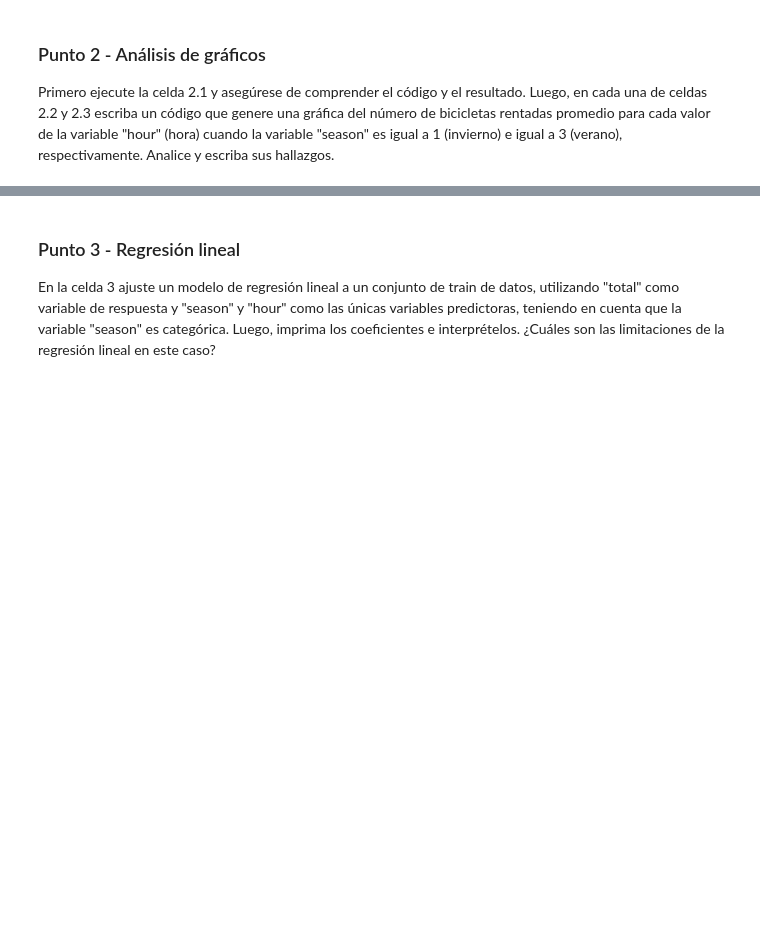
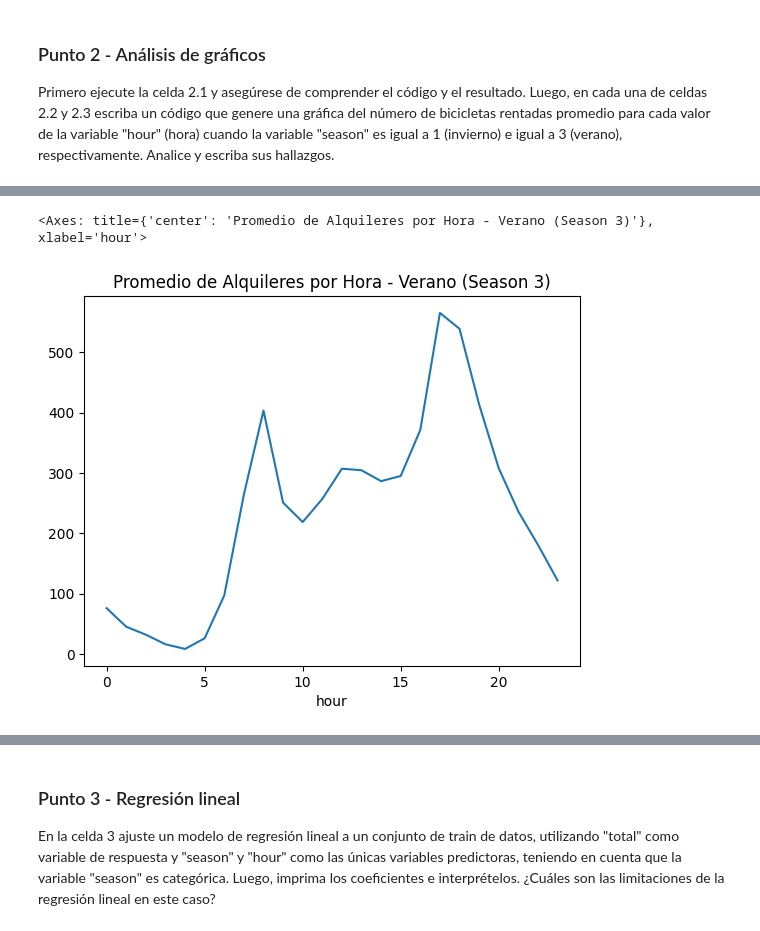
Before and after one commit to valeriaiglesias99/MIAD_ML_NLP_2025, a Jupyter notebook: Semana 1/S1TC1_arboles_ensamblajes.ipynb, the cells around one changed output, grey strips where cells are left out. Saved outputs shown, nothing was run; the diff lists cells and outputs as text; code cells hidden in the pictures; blank space fills up the shorter version.

```diff
--- a/Semana 1/S1TC1_arboles_ensamblajes.ipynb
+++ b/Semana 1/S1TC1_arboles_ensamblajes.ipynb
@@ -63,2 +175,6 @@ bikes.groupby('hour').total.mean().plot()
 # %%
 # Celda 2.3 - "season"=3 escriba su código y hallazgos
+bikes.loc[bikes['season'] == 3].groupby('hour').total.mean().plot(title='Promedio de Alquileres por Hora - Verano (Season 3)')
+# %% [output]
+<Axes: title={'center': 'Promedio de Alquileres por Hora - Verano (Season 3)'}, xlabel='hour'>
+[figure, added]
```
Also changed, not shown: parts of 34 cells of this notebook.
